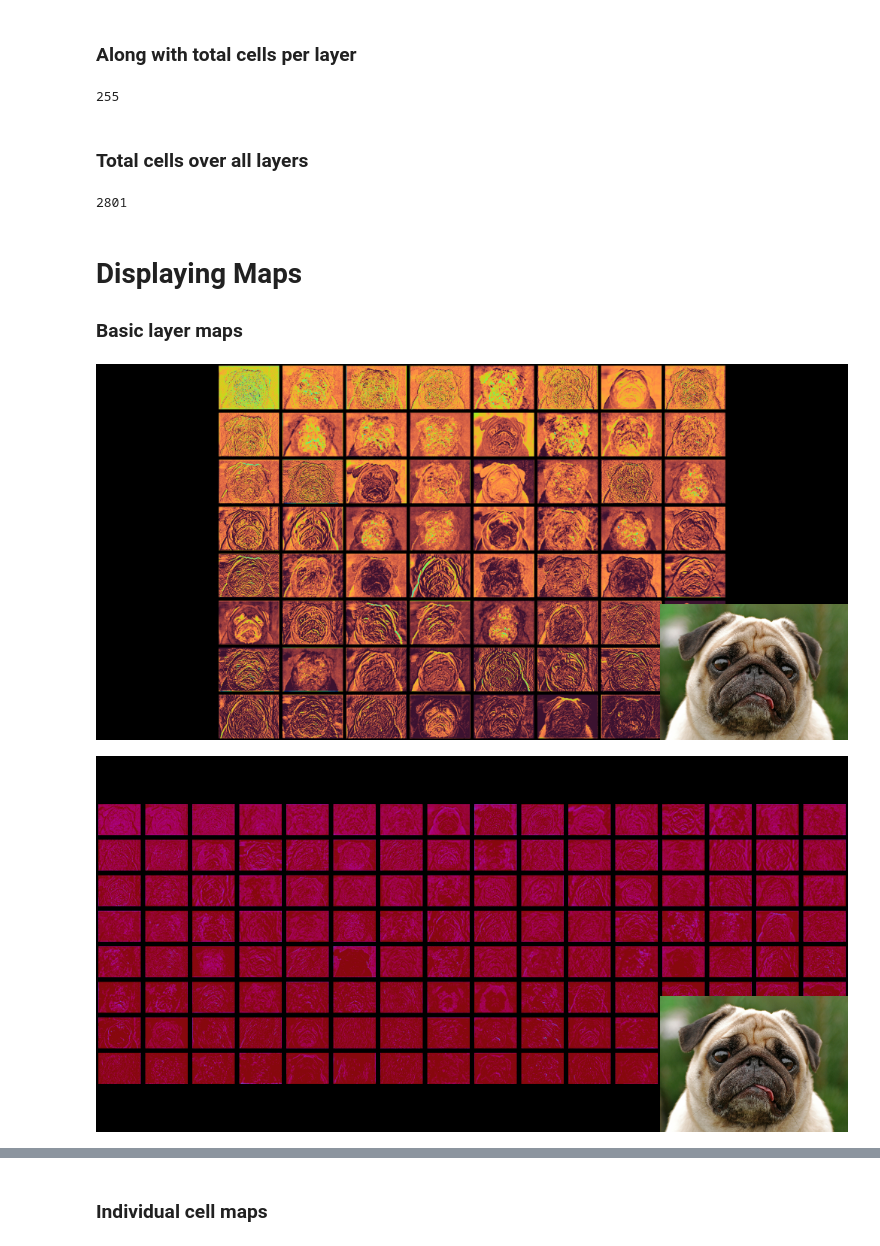
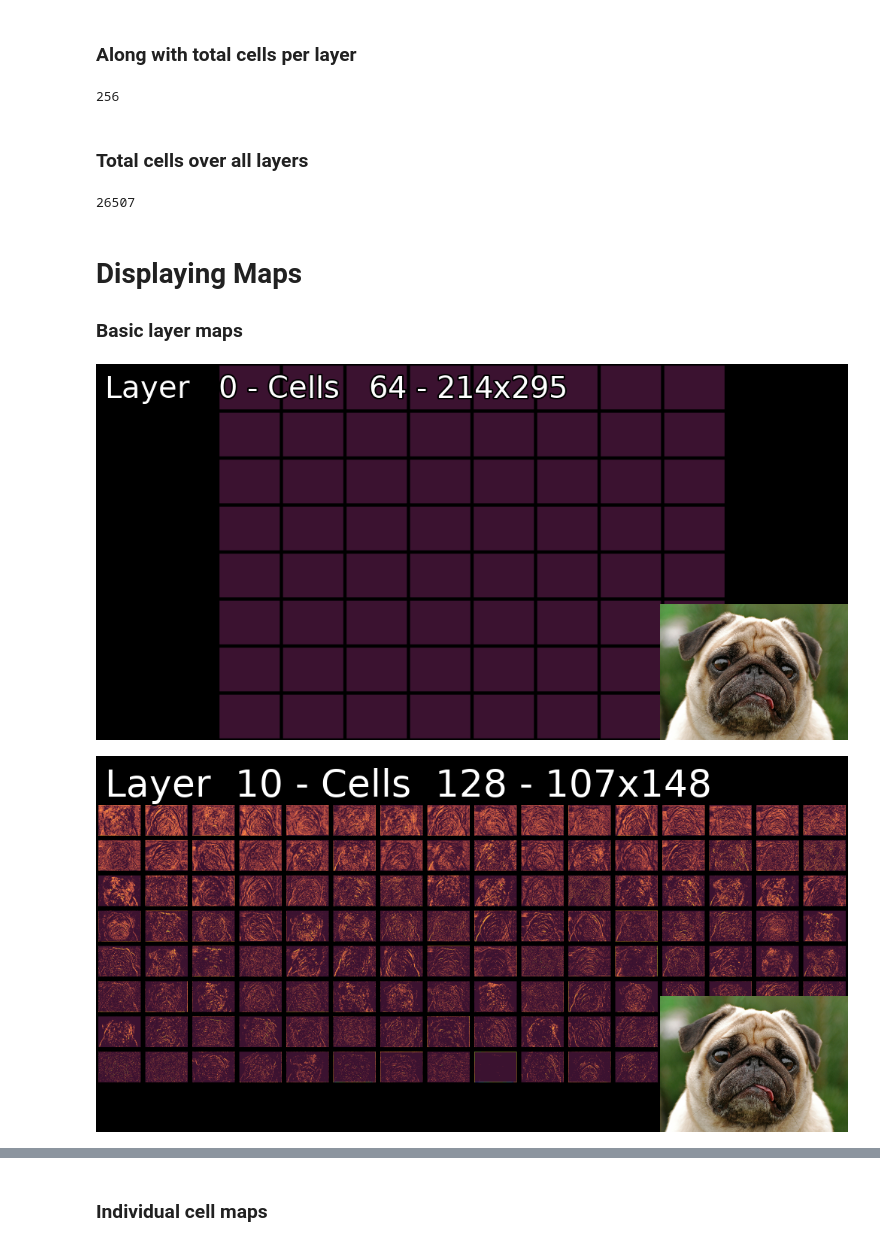
Before and after one commit to arched-dev/mapextrackt, a Jupyter notebook: examples/examples.ipynb, the cells around one changed output, grey strips where cells are left out. Cells and saved outputs as stored; diff of their text form; code cells hidden in the pictures.

```diff
--- a/examples/examples.ipynb
+++ b/examples/examples.ipynb
@@ -4,13 +4,13 @@
 > First import your model
 # %%
 import torchvision
-model = torchvision.models.resnext50_32x4d(pretrained=True)
+model = torchvision.models.resnet50(pretrained=True)
 # %% [markdown]
 > Import MapExtract's Feature Extractor
 # %%
 from MapExtrakt import FeatureExtractor
 
-fe = FeatureExtractor(model)
+fe = FeatureExtractor(model,allowed_modules="relu")
 # %% [markdown]
 ### Set image to be analysed - input can be PIL Image, Numpy array or filepath. We are using the path
 # %%
@@ -26,24 +26,25 @@ fe.layers
 # %%
 fe.get_cells(layer_no=10)
 # %% [output]
-255
+256
 # %% [markdown]
 ### Total cells over all layers
 # %%
 fe.get_total_cells()
 # %% [output]
-2801
+26507
 # %% [markdown]
 # Displaying Maps
 
 ### Basic layer maps
 # %%
-img = fe.display_from_map(layer_no=2, out_type="pil", colourize=20, outsize=(1000,500), border=0.03, picture_in_picture=True)
+img = fe.display_from_map(layer_no=0, out_type="pil", colourize=20, outsize=(1000,500), border=0.03, picture_in_picture=True)
 img
 # %% [output]
-[figure, old version]
+[figure, new version]
 # %%
-img = fe.display_from_map(layer_no=5, out_type="pil", colourize=15, outsize=(1000,500), border=0.06, picture_in_picture=True)
+
+img = fe.display_from_map(layer_no=10, out_type="pil", colourize=20, outsize=(1000,500), border=0.06, picture_in_picture=True)
 img
 # %% [output]
-[figure, old version]
+[figure, new version]
```
Also changed, not shown: parts of 9 cells of this notebook, 5 other files.
